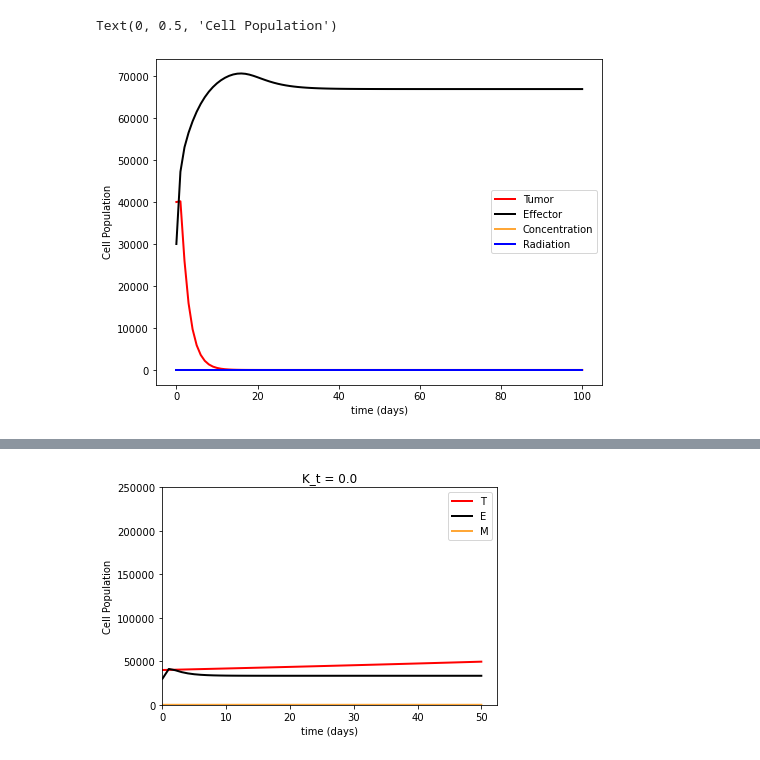
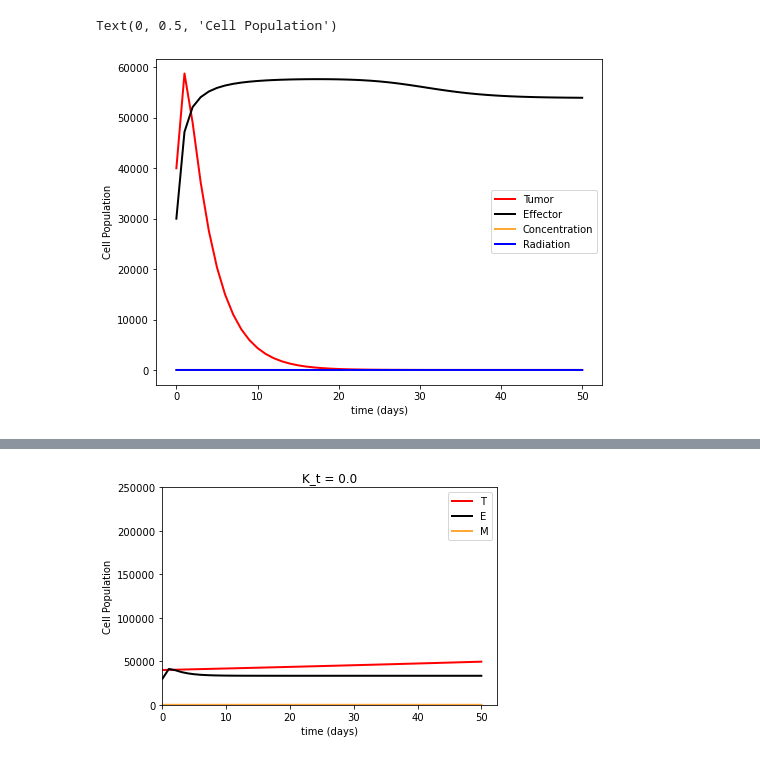
Before and after one commit to CSCI-4314-Final-Project/rk4-solver, a Jupyter notebook: tumor_rk4_simulation_presentation-radiation.ipynb, the cells around one changed output, grey strips where cells are left out. Cells and saved outputs as stored; diff of their text form; code cells hidden in the pictures.

```diff
--- a/tumor_rk4_simulation_presentation-radiation.ipynb
+++ b/tumor_rk4_simulation_presentation-radiation.ipynb
@@ -59,12 +59,12 @@ def tumor_effector_chemo_forward_integrate(initial_conditions, params, t):
     subset_effectors = 0.8
     recovery_rate = 0.2
 
-    T, E, M, R = [T0], [E0], [M0], [R0]
-    p, r, b, a, g, s, m, mu, gamma, rho, h, K_t, K_e, V_m, V_R = params
+    T, E, M, R = [T0], [E0], [M0], [R0] # Radiation should have less of an effect on cancer death
+    p, r, b, a, g, s, m, mu, gamma, rho, h, K_t_m, K_t_r, K_e, V_m, V_R = params
     dt = t[1] - t[0]
 
     for _ in t[1:]:
-        Tt = T[-1] + (r*T[-1]*(1-(b*T[-1]))-a*((E[-1]*T[-1])/(T[-1]+g))-(K_t*M[-1]*T[-1]) - (K_t*R[-1]*T[-1]))*dt
+        Tt = T[-1] + (r*T[-1]*(1-(b*T[-1]))-a*((E[-1]*T[-1])/(T[-1]+g))-(K_t_m*M[-1]*T[-1]) - (K_t_r*R[-1]*T[-1]))*dt
         Et = E[-1] + (s-(mu*E[-1]) + p*((E[-1]*T[-1])/(h+T[-1])) - (m*E[-1]*T[-1]) - (K_e*M[-1]*E[-1]) - (K_e*R[-1]*(subset_effectors * E[-1])) + (recovery_rate * E[-1]))*dt
         Mt = M[-1] + (-gamma*M[-1] + V_m)*dt
         Rt = R[-1] + (-rho*R[-1] + V_R)*dt
@@ -110,7 +169,7 @@ R0 = 0
 initial_conditions = (T0, E0, M0, R0)
 
 p = 0.015
-r = 4.31e-3 # Rate of tumor growth
+r = 0.47 # Rate of tumor growth
 b = 10e-9
 a = 3.41e-10
 g = 10e5
@@ -118,43 +177,44 @@ s = 1.2e4
 m = 2e-11
 mu = 4.12e-2
 gamma = 0.9
-rho = 0.99
+rho = 0.5
 h = 2.02e1
-K_t = 0.7
+K_t_m = 1.2
+K_t_r = 0.7
 K_e = 0.6
 V_m = 0.5 # Rate of concentration of chemotherapy
-V_R = 0.01
-params = p, r, b, a, g, s, m, mu, gamma, rho, h, K_t, K_e, V_m, V_R
+V_R = 0.05
+params = p, r, b, a, g, s, m, mu, gamma, rho, h, K_t_m, K_t_r, K_e, V_m, V_R
 
 # Timesteps in days
-t_max = 100
+t_max = 50
 dt = 1
 t = np.linspace(0, t_max, int(t_max/dt) + 1)
 
 results = tumor_effector_chemo_forward_integrate(initial_conditions, params, t)
 
 # Plot Results
 colors = {
 'T':'red',
 'E':'black',
 'M':'#FFA737',
 'R': 'blue'}
 
 # Set up the axes
 fig, ax = plt.subplots(figsize=(8,6), nrows=1,ncols=1)
 T,E,M,R = results
 plt.plot(t,T,label='Tumor',color=colors['T'],linewidth=2)
 plt.plot(t,E,label='Effector',color=colors['E'],linewidth=2)
 plt.plot(t,M,label='Concentration',color=colors['M'],linewidth=2)
 plt.plot(t,R,label='Radiation',color=colors['R'],linewidth=2)
 
 # Make the plot attractive
 ax.legend(loc='best')
 ax.set_xlabel('time (days)')
 ax.set_ylabel('Cell Population')
 # %% [output]
 Text(0, 0.5, 'Cell Population')
-[figure, old version]
+[figure, new version]
 # %%
 T0 = 40000
 E0 = 30000
```
Also changed, not shown: parts of 5 cells of this notebook.
